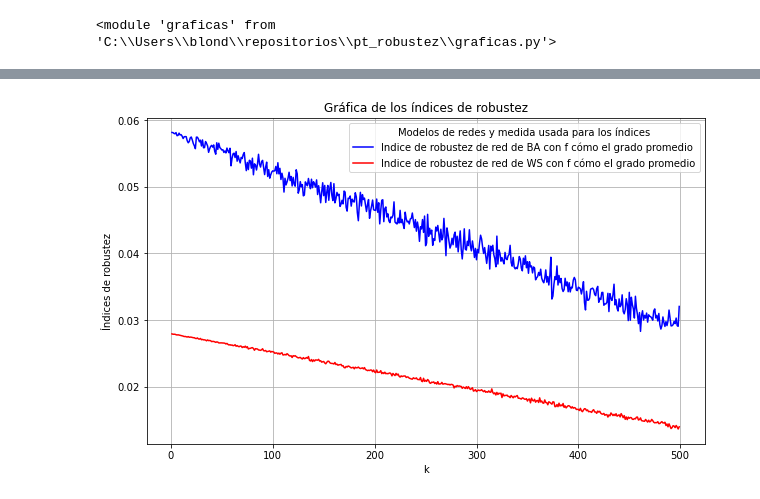
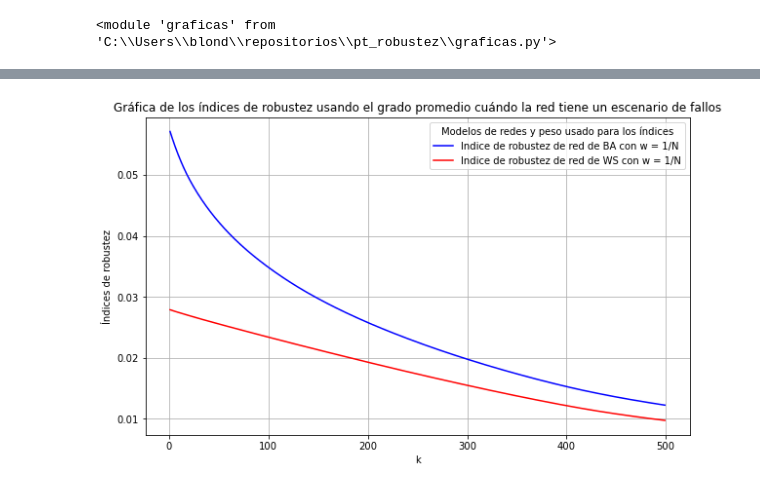
Before and after one commit to maurisiojimenes/pt_robustez, a Jupyter notebook: Indices de Robustez.ipynb, the cells around one changed output, grey strips where cells are left out. Drawn from its saved outputs; the diff is of its cells as text; code cells hidden in the pictures.

Commit message:
índices de Robustez

```diff
--- a/Indices de Robustez.ipynb
+++ b/Indices de Robustez.ipynb
@@ -46,0 +17,25 @@ Vamos en el paso dónde k = 499
+# %%
+indices_robustez_BA_1 = []
+indices_robustez_WS_1 = []
+indices_robustez_BA_2 = []
+indices_robustez_WS_2 = []
+
+inicio = time.time()
+for i in range(1,len(G_BA)):
+    print(f"Iteración: {i}")
+    G_1 = G_BA.copy()
+    G_2 = G_WS.copy()
+    G_3 = G_BA.copy()
+    G_4 = G_WS.copy()
+    indice_robustez_BA_1 = g.indice_robustez(G_1,g.LCC,1,'degree',i)
+    indice_robustez_WS_1 = g.indice_robustez(G_2,g.LCC,1,'degree',i)
+    indice_robustez_BA_2 = g.indice_robustez(G_3,g.LCC,2,'degree',i)
+    indice_robustez_WS_2 = g.indice_robustez(G_4,g.LCC,2,'degree',i)
+
+    indices_robustez_BA_1.append(indice_robustez_BA_1)
+    indices_robustez_WS_1.append(indice_robustez_WS_1)
+    indices_robustez_BA_2.append(indice_robustez_BA_2)
+    indices_robustez_WS_2.append(indice_robustez_WS_2)
+
+final = time.time()
+print(f"El tiempo de ejecución es: {final - inicio}")
@@ -47,15 +85,15 @@ Vamos en el paso dónde k = 499
 # %%
-k = [i for i in range(1,len(G_barabasi))]
+k = [i for i in range(1,len(G_BA))]
 
 plt.figure(figsize=(10,6))
-plt.plot(k,indices_robustez_BA, label = 'Indice de robustez de red de BA con f cómo el grado promedio',color='blue',markersize=1)
-plt.plot(k,indices_robustez_WS, label = 'Indice de robustez de red de WS con f cómo el grado promedio',color='red',markersize=1)
+plt.plot(k,indices_robustez_BA_1, label = 'Indice de robustez de red de BA con w = 1/N',color='blue',markersize=1)
+plt.plot(k,indices_robustez_WS_1, label = 'Indice de robustez de red de WS con w = 1/N',color='red',markersize=1)
 
-plt.title('Gráfica de los índices de robustez')
+plt.title('Gráfica de los índices de robustez usando el grado promedio cuándo la red tiene un escenario de fallos')
 plt.xlabel('k')
 plt.ylabel('Índices de robustez')
-plt.legend(title='Modelos de redes y medida usada para los índices')
+plt.legend(title='Modelos de redes y peso usado para los índices')
 plt.grid(True)
 plt.show()
 # %% [output]
-[figure, old version]
+[figure, new version]
```
Also changed, not shown: parts of 18 cells of this notebook, 5 other files.
